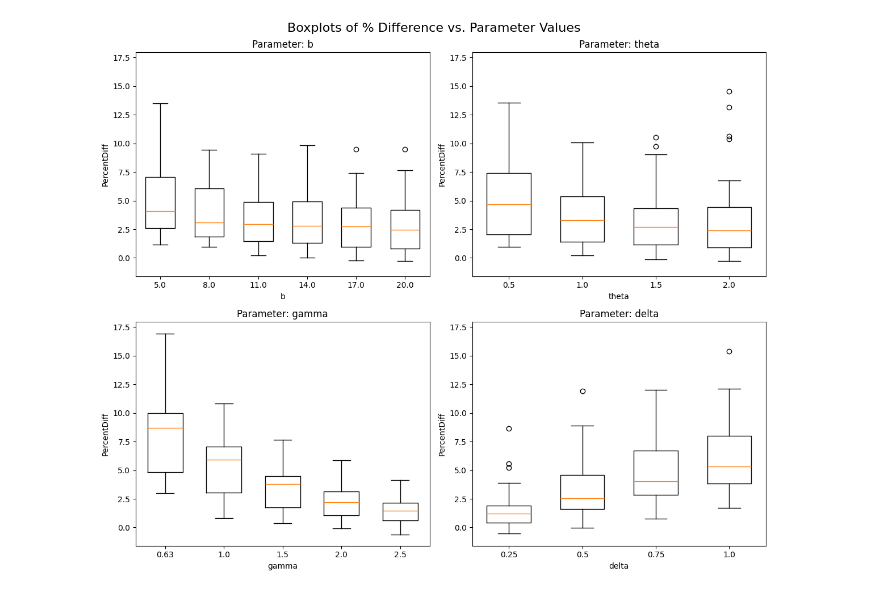
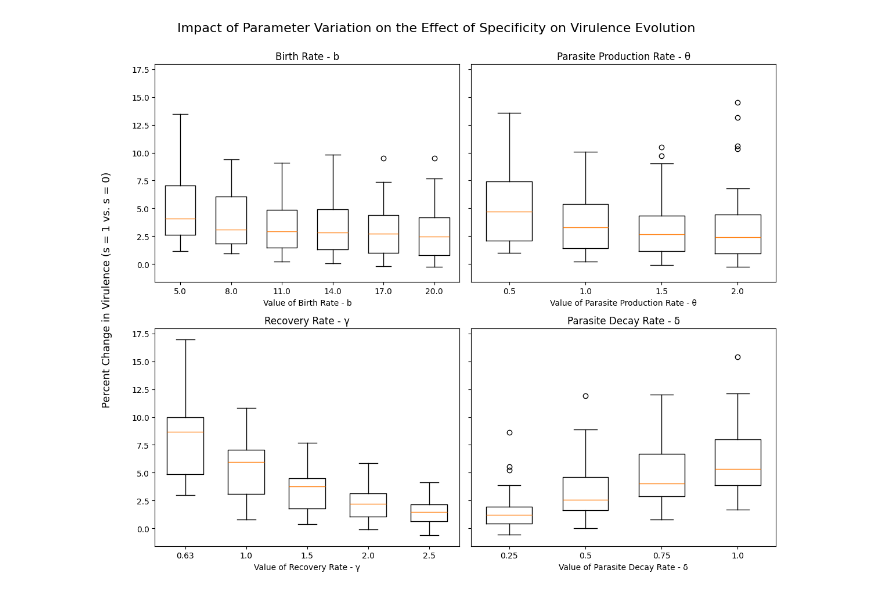
Before and after one commit to dxanielkm/RedQueenVirulence, a Jupyter notebook: ParameterSweep/parameter_sweep_analysis.ipynb, the cells around one changed output. Saved outputs shown, nothing was run; the diff lists cells and outputs as text; code cells hidden in the pictures.

Commit message:
Figure Added, modified parameter sweep
Modified parameter sweep

```diff
--- a/ParameterSweep/parameter_sweep_analysis.ipynb
+++ b/ParameterSweep/parameter_sweep_analysis.ipynb
@@ -1,61 +1,67 @@
 # %%
 import pandas as pd
 import matplotlib.pyplot as plt
 
-# 1) Read CSV data
-df = pd.read_csv("simulation_results.csv")
-# Adjust filename/path if needed
+# Read CSV data
+df = pd.read_csv("parameter_sweep_results.csv")
 
-# 2) Drop rows where MeanAlpha_s0 == 0 or MeanAlpha_s1 == 0
-#    (i.e., runs that went extinct or produced invalid results)
+# Drop rows where MeanAlpha_s0 == 0 or MeanAlpha_s1 == 0
+# (i.e., runs that went extinct or produced invalid results)
 df = df[(df["MeanAlpha_s0"] != 0) & (df["MeanAlpha_s1"] != 0) & (df["PercentDiff"] != 0)]
 
-# 3) Identify the parameters of interest
 params = ['b', 'theta', 'gamma', 'delta']
 
-# 4) Create subplots (2x2)
-fig, axes = plt.subplots(2, 2, figsize=(12, 10))
-axes = axes.flatten()  # So we can index them in a 1D list: axes[0], axes[1], ...
+# Create subplots (2x2)
+fig, axes = plt.subplots(2, 2, figsize=(12, 10), sharey=True)
+axes = axes.flatten()  # Flatten to allow 1D indexing
 
-# 5) Determine global y-axis limits based on all PercentDiff values
-#    (so all subplots share the same range)
-y_min = df['PercentDiff'].min()-1
-y_max = df['PercentDiff'].max()+1
+# Create y-axis limits based on overall data range
+y_min = df['PercentDiff'].min() - 1
+y_max = df['PercentDiff'].max() + 1
+
+# Titles corresponding to each parameter
+titles = {
+    'b': "Birth Rate - b",
+    'theta': "Parasite Production Rate - θ",
+    'gamma': "Recovery Rate - γ",
+    'delta': "Parasite Decay Rate - δ"
+}
 
 for i, param in enumerate(params):
     ax = axes[i]
-    # Keep only rows for this parameter
+
+    # Subset the dataframe for the current parameter
     sub_df = df[df['VariedParam'] == param]
 
-    # Get the distinct parameter values in ascending order
+    # Sort unique parameter values for consistent plotting
     unique_vals = sorted(sub_df['VariedValue'].unique())
 
-    # For each param value, collect the PercentDiff values
-    data_for_boxplot = []
-    for val in unique_vals:
-        subset = sub_df[sub_df['VariedValue'] == val]['PercentDiff'].dropna()
-        data_for_boxplot.append(subset.values)
+    # Collect PercentDiff values for each parameter value
+    data_for_boxplot = [sub_df[sub_df['VariedValue'] == val]['PercentDiff'].dropna().values
+                        for val in unique_vals]
 
-    # We'll position the boxplots at x=1..N, instead of the actual param values
-    x_positions = range(1, len(unique_vals) + 1)
+    # Plot boxplot
+    ax.boxplot(data_for_boxplot, positions=range(1, len(unique_vals) + 1), widths=0.6)
 
-    # Create the boxplot
-    ax.boxplot(data_for_boxplot, positions=x_positions, widths=0.6)
+    # Titles, labels, and ticks
+    ax.set_title(f"{titles[param]}")
+    ax.set_xlabel(f"Value of {titles[param]}")
 
-    # Titles, labels, and x-ticks
-    ax.set_title(f"Parameter: {param}")
-    ax.set_xlabel(param)
-    ax.set_ylabel("PercentDiff")
+    # Set consistent x-ticks
+    ax.set_xticks(range(1, len(unique_vals) + 1))
+    ax.set_xticklabels([str(v) for v in unique_vals])
 
-    ax.set_xticks(x_positions)
-    ax.set_xticklabels([str(v) for v in unique_vals], rotation=0)
-
-    # 6) Set the y-axis limit to be the same across all subplots
+    # Consistent y-axis limits across all subplots
     ax.set_ylim([y_min, y_max])
 
-# 7) Overall formatting
-fig.suptitle("Boxplots of % Difference vs. Parameter Values", fontsize=16)
-plt.tight_layout()
-plt.show()
+# Add overarching y-axis label
+fig.text(0.02, 0.5, "Percent Change in Virulence (s = 1 vs. s = 0)", va='center', rotation='vertical', fontsize=13)
+
+# Main figure title
+fig.suptitle("Impact of Parameter Variation on the Effect of Specificity on Virulence Evolution", fontsize=16, y=0.96)
+
+# Adjust layout to prevent overlapping
+plt.tight_layout(rect=[0.05, 0, 1, 0.96])
+plt.savefig('parameter_sweep.png', dpi=750)
 # %% [output]
-[figure, old version]
+[figure, new version]
```
Also changed, not shown: 2 other files.
